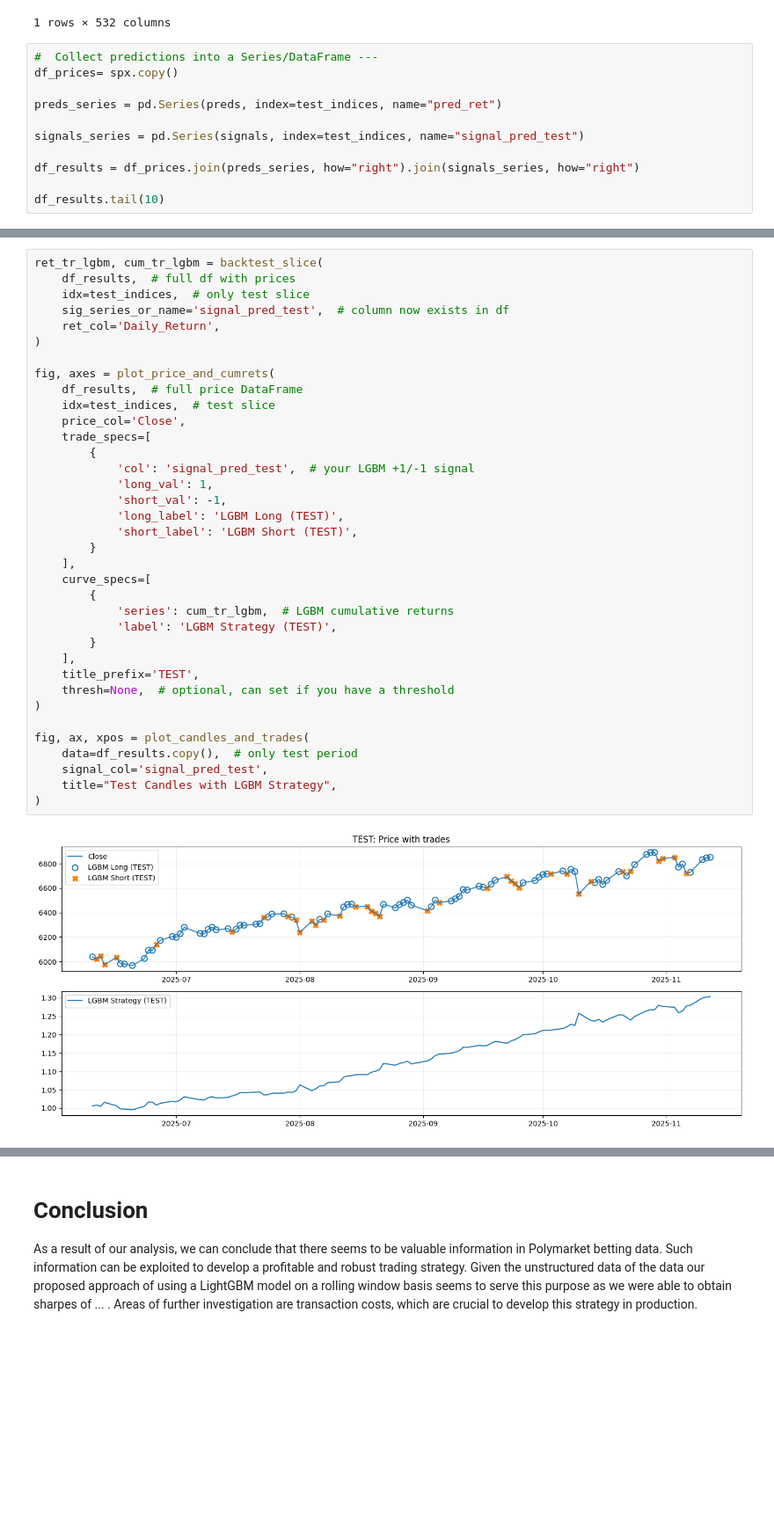
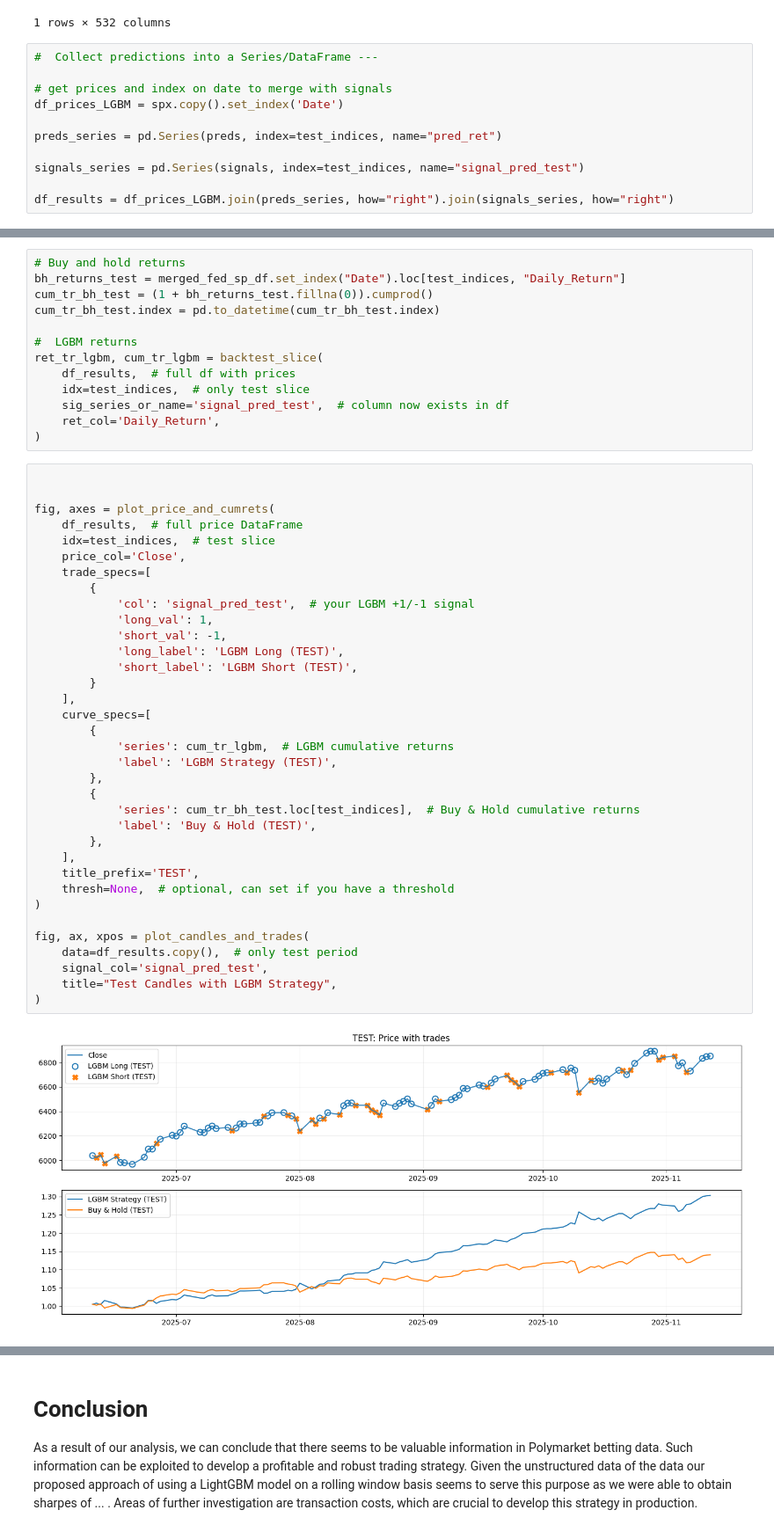
Before and after one commit to MichaelCarloH/ML-PortfolioManagement, a Jupyter notebook: submission_code/report.ipynb, the cells around one changed output, grey strips where cells are left out. Shown at 88% size. Cells and saved outputs as stored; diff of their text form; blank space fills up the shorter version.

```diff
--- a/submission_code/report.ipynb
+++ b/submission_code/report.ipynb
@@ -680,12 +657,12 @@ X_train_i.tail(1)
 1 rows × 532 columns
 # %%
 #  Collect predictions into a Series/DataFrame ---
-df_prices= spx.copy()
+
+# get prices and index on date to merge with signals
+df_prices_LGBM = spx.copy().set_index('Date')
 
 preds_series = pd.Series(preds, index=test_indices, name="pred_ret")
 
 signals_series = pd.Series(signals, index=test_indices, name="signal_pred_test")
 
-df_results = df_prices.join(preds_series, how="right").join(signals_series, how="right")
-
-df_results.tail(10)
+df_results = df_prices_LGBM.join(preds_series, how="right").join(signals_series, how="right")
@@ -704,39 +671,51 @@ df_results.tail(10)
+# %%
+# Buy and hold returns
+bh_returns_test = merged_fed_sp_df.set_index("Date").loc[test_indices, "Daily_Return"]
+cum_tr_bh_test = (1 + bh_returns_test.fillna(0)).cumprod()
+cum_tr_bh_test.index = pd.to_datetime(cum_tr_bh_test.index)
+
+#  LGBM returns
+ret_tr_lgbm, cum_tr_lgbm = backtest_slice(
+    df_results,  # full df with prices
+    idx=test_indices,  # only test slice
+    sig_series_or_name='signal_pred_test',  # column now exists in df
+    ret_col='Daily_Return',
+)
 # %%
-ret_tr_lgbm, cum_tr_lgbm = backtest_slice(
-    df_results,  # full df with prices
-    idx=test_indices,  # only test slice
-    sig_series_or_name='signal_pred_test',  # column now exists in df
-    ret_col='Daily_Return',
-)
+
 
 fig, axes = plot_price_and_cumrets(
     df_results,  # full price DataFrame
     idx=test_indices,  # test slice
     price_col='Close',
     trade_specs=[
         {
             'col': 'signal_pred_test',  # your LGBM +1/-1 signal
             'long_val': 1,
             'short_val': -1,
             'long_label': 'LGBM Long (TEST)',
             'short_label': 'LGBM Short (TEST)',
         }
     ],
     curve_specs=[
         {
             'series': cum_tr_lgbm,  # LGBM cumulative returns
             'label': 'LGBM Strategy (TEST)',
-        }
+        },
+        {
+            'series': cum_tr_bh_test.loc[test_indices],  # Buy & Hold cumulative returns
+            'label': 'Buy & Hold (TEST)',
+        },
     ],
     title_prefix='TEST',
     thresh=None,  # optional, can set if you have a threshold
 )
 
 fig, ax, xpos = plot_candles_and_trades(
     data=df_results.copy(),  # only test period
     signal_col='signal_pred_test',
     title="Test Candles with LGBM Strategy",
 )
 # %% [output]
-[figure, old version]
+[figure, new version]
 [figure]
```
Also changed, not shown: parts of 9 cells of this notebook, 2 other files.
